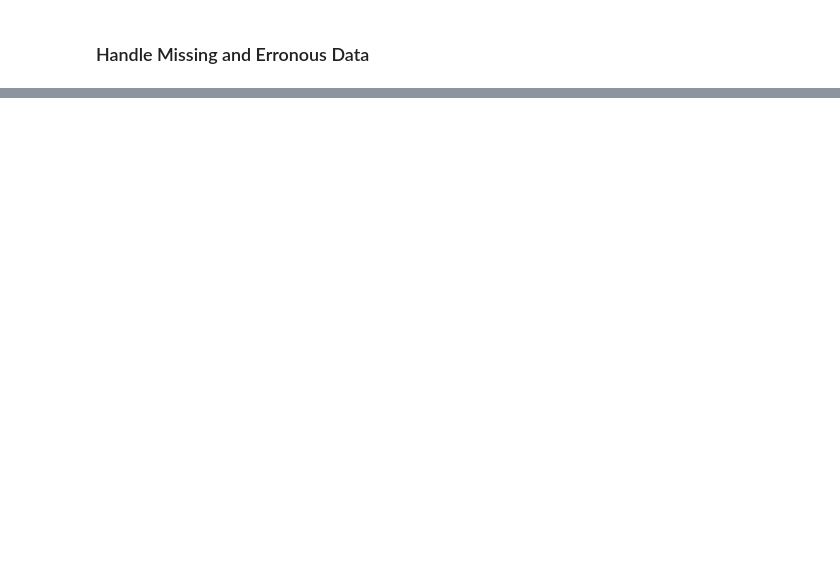
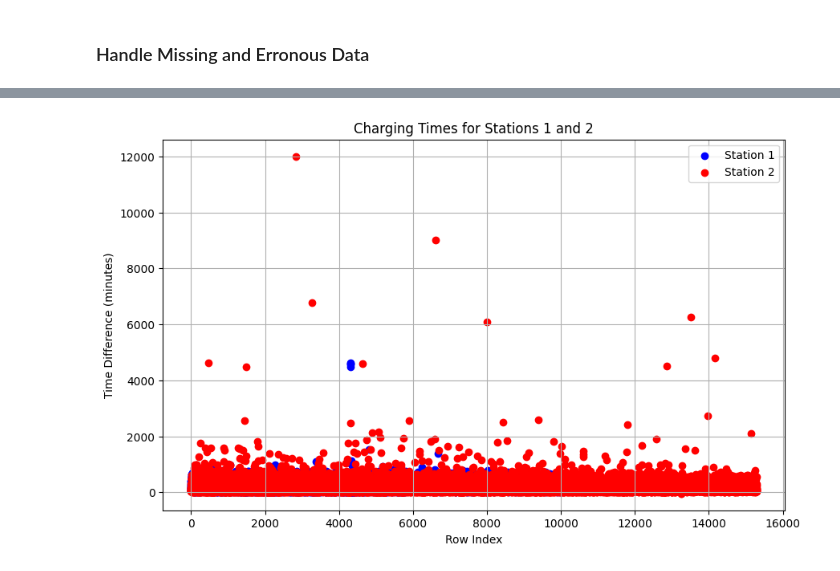
Before and after one commit to S0PEX/AA_Team_9_WS23, a Jupyter notebook: main.ipynb, the cells around one changed output, grey strips where cells are left out. Cells and saved outputs as stored; diff of their text form; code cells hidden in the pictures; blank space fills up the shorter version.

Commit message:
feat: add some preprocessing steps and join the weather data

```diff
--- a/main.ipynb
+++ b/main.ipynb
@@ -134,0 +223,6 @@ plt.show()
+# %%
+# Create a new column 'is_1_or_2' based on whether 'stationID' starts with '1' or '2'
+df['station'] = df['stationID'].astype(str).apply(lambda x: '1' if x.startswith('1') else '2' if x.startswith('2') else None)
+
+# Display the DataFrame with the new column
+print(df)
@@ -134,0 +247,18 @@ plt.show()
+# %%
+# Plot the time differences for station 1 in blue and station 2 in red
+plt.figure(figsize=(10, 6))
+
+# Plot time differences for station 1 (blue)
+plt.scatter(df[df['station'] == '1'].index, df[df['station'] == '1']['ChargingTimeMinutes'], color='blue', label='Station 1')
+
+# Plot time differences for station 2 (red)
+plt.scatter(df[df['station'] == '2'].index, df[df['station'] == '2']['ChargingTimeMinutes'], color='red', label='Station 2')
+
+plt.title('Charging Times for Stations 1 and 2')
+plt.xlabel('Row Index')
+plt.ylabel('Time Difference (minutes)')
+plt.legend()
+plt.grid(True)
+plt.show()
+# %% [output]
+[figure, added]
```
Also changed, not shown: parts of 18 cells of this notebook, 1 other file.
